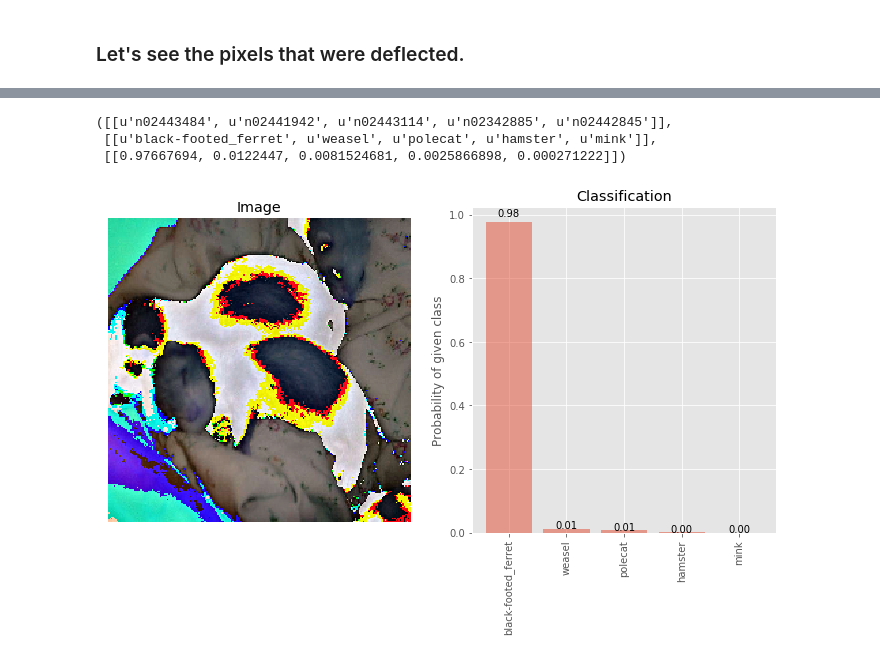
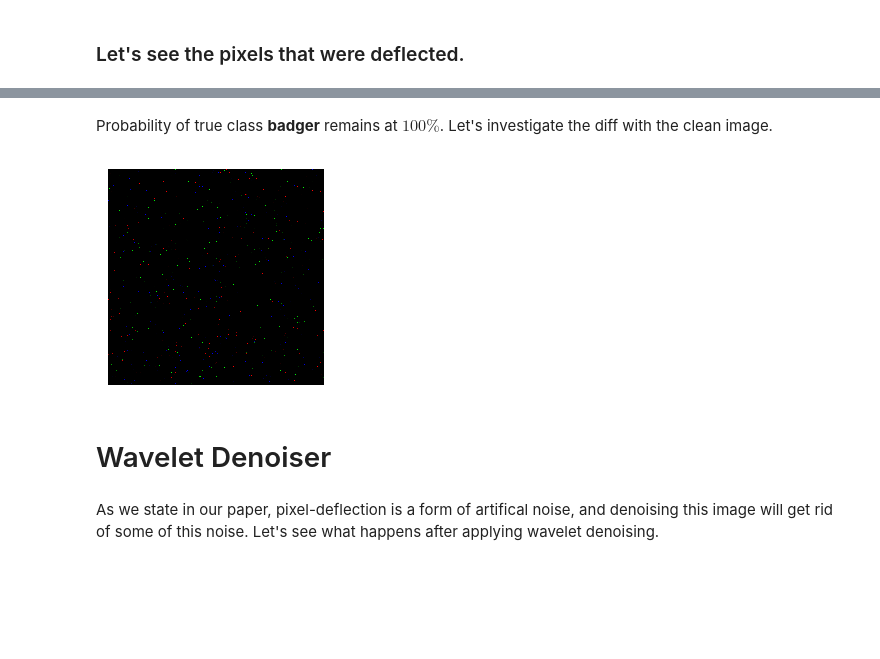
Before and after one commit to iamaaditya/pixel-deflection, a Jupyter notebook: demo.ipynb, the cells around one changed output, grey strips where cells are left out. Drawn from its saved outputs; the diff is of its cells as text; code cells hidden in the pictures; blank space fills up the shorter version.

```diff
--- a/demo.ipynb
+++ b/demo.ipynb
@@ -145 +153,15 @@ from skimage.restoration import denoise_wavelet
+# %% [markdown]
+Probability of true class **badger** remains at $100\%$.
+Let's investigate the diff with the clean image.
+# %%
+diff = img_clean - img_clean_deflected
+plt.imshow(diff.astype('uint8'))
+_=plt.xticks([]), plt.yticks([])
+# %% [output]
+[figure, added]
+# %% [markdown]
+# Wavelet Denoiser
+# %% [markdown]
+As we state in our paper, pixel-deflection is a form of artifical noise, and denoising this image will get rid of some of this noise.
+Let's see what happens after applying wavelet denoising.
 # %%
@@ -147,7 +170,0 @@ img2 = denoise_wavelet(img_deflected/255.0, sigma=0.04, mode='soft', multichanne
-# %%
-classify_images([img])
-# %% [output]
-([[u'n02443484', u'n02441942', u'n02443114', u'n02342885', u'n02442845']],
- [[u'black-footed_ferret', u'weasel', u'polecat', u'hamster', u'mink']],
- [[0.97667694, 0.0122447, 0.0081524681, 0.0025866898, 0.000271222]])
-[figure, removed]
```
Also changed, not shown: parts of 26 cells of this notebook, 1 other file.
